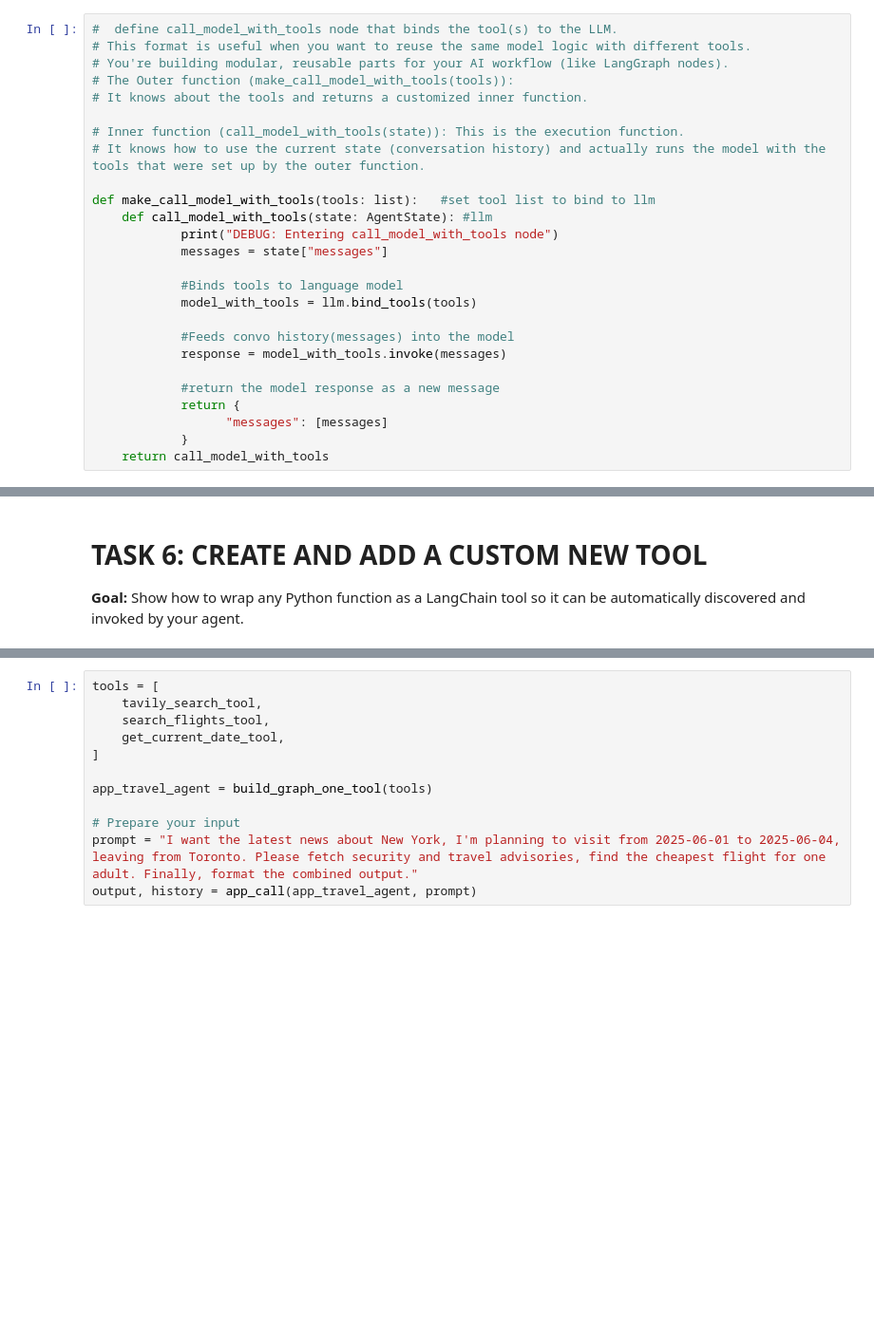
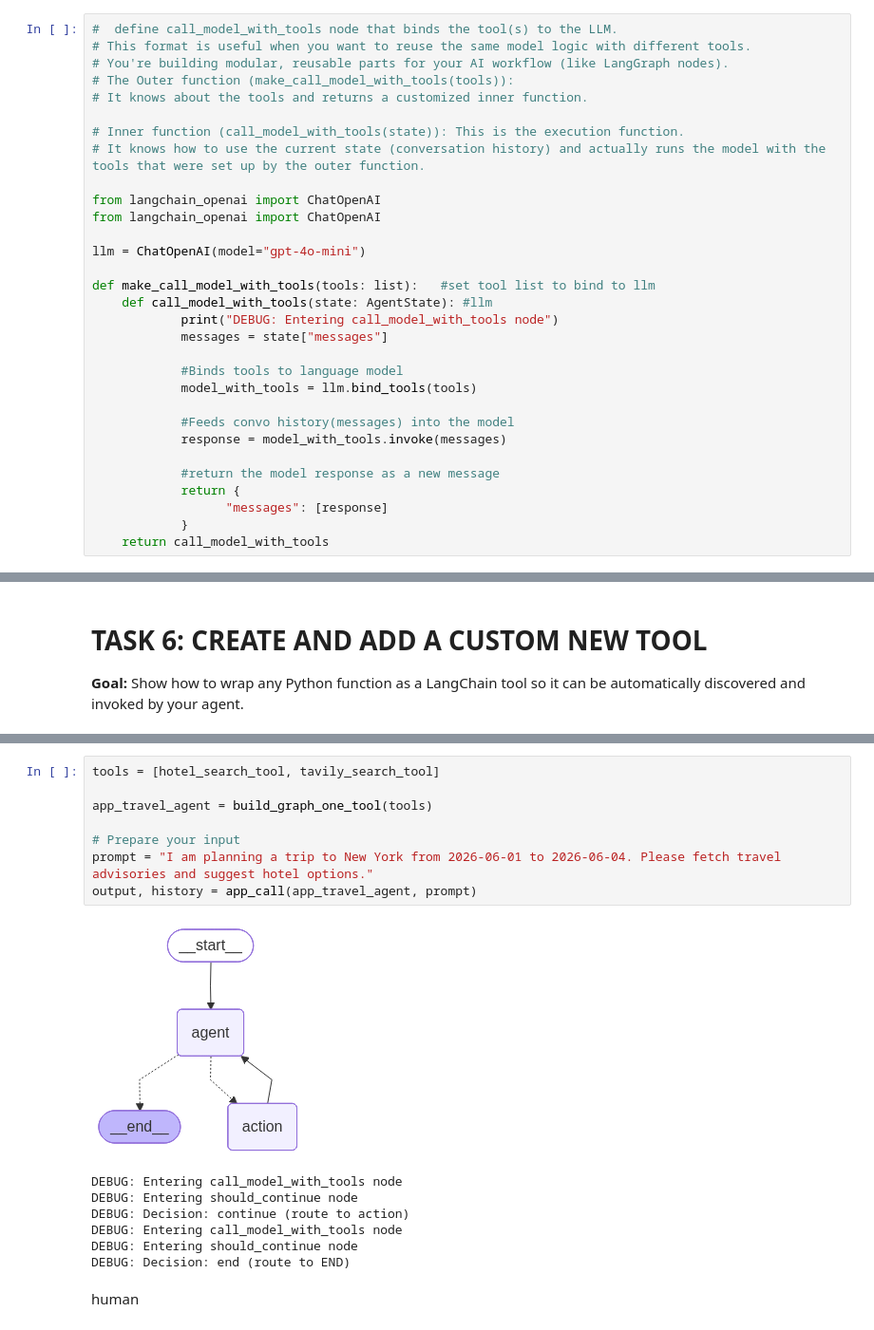
Before and after one commit to CleavDcos/AI-Travel-Agent-using-LangGraph, a Jupyter notebook: main.ipynb, the cells around one changed output, grey strips where cells are left out. Shown at 95% size. Drawn from its saved outputs; the diff is of its cells as text; blank space fills up the shorter version.

```diff
--- a/main.ipynb
+++ b/main.ipynb
@@ -263,6 +266,11 @@ tools_list_single = [tavily_search_tool]
 
 # Inner function (call_model_with_tools(state)): This is the execution function.
 # It knows how to use the current state (conversation history) and actually runs the model with the tools that were set up by the outer function.
+
+from langchain_openai import ChatOpenAI
+from langchain_openai import ChatOpenAI
+
+llm = ChatOpenAI(model="gpt-4o-mini")
 
 def make_call_model_with_tools(tools: list):   #set tool list to bind to llm
     def call_model_with_tools(state: AgentState): #llm
@@ -277,7 +285,7 @@ def make_call_model_with_tools(tools: list):   #set tool list to bind to llm
 
             #return the model response as a new message
             return {
-                  "messages": [messages]
+                  "messages": [response]
             }
     return call_model_with_tools
 # %%
@@ -497,12 +572,17 @@ print(history)
 # %%
-tools = [
-    tavily_search_tool,
-    search_flights_tool,
-    get_current_date_tool,
-]
+tools = [hotel_search_tool, tavily_search_tool]
 
 app_travel_agent = build_graph_one_tool(tools)
 
 # Prepare your input
-prompt = "I want the latest news about New York, I'm planning to visit from 2025-06-01 to 2025-06-04, leaving from Toronto. Please fetch security and travel advisories, find the cheapest flight for one adult. Finally, format the combined output."
+prompt = "I am planning a trip to New York from 2026-06-01 to 2026-06-04. Please fetch travel advisories and suggest hotel options."
 output, history = app_call(app_travel_agent, prompt)
+# %% [output]
+[figure, added]
+DEBUG: Entering call_model_with_tools node
+DEBUG: Entering should_continue node
+DEBUG: Decision: continue (route to action)
+DEBUG: Entering call_model_with_tools node
+DEBUG: Entering should_continue node
+DEBUG: Decision: end (route to END)
+human
```
Also changed, not shown: parts of 15 cells of this notebook, 2 other files.
